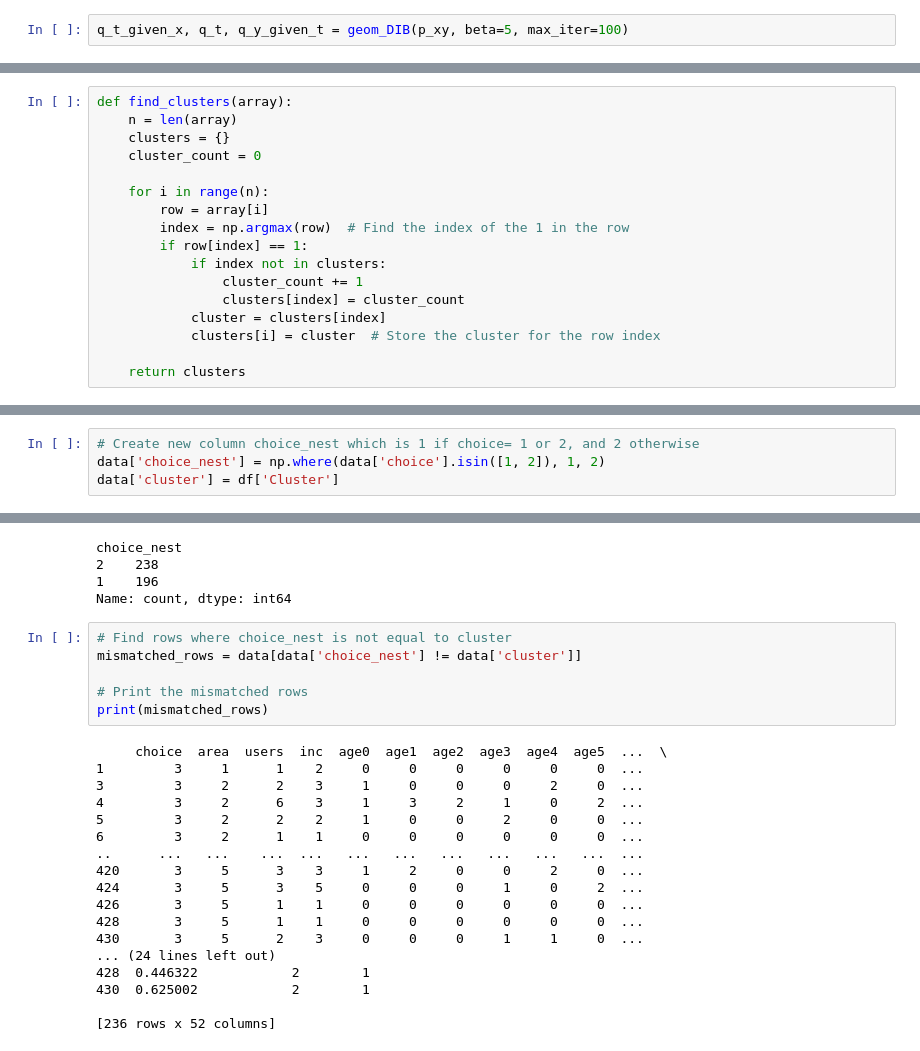
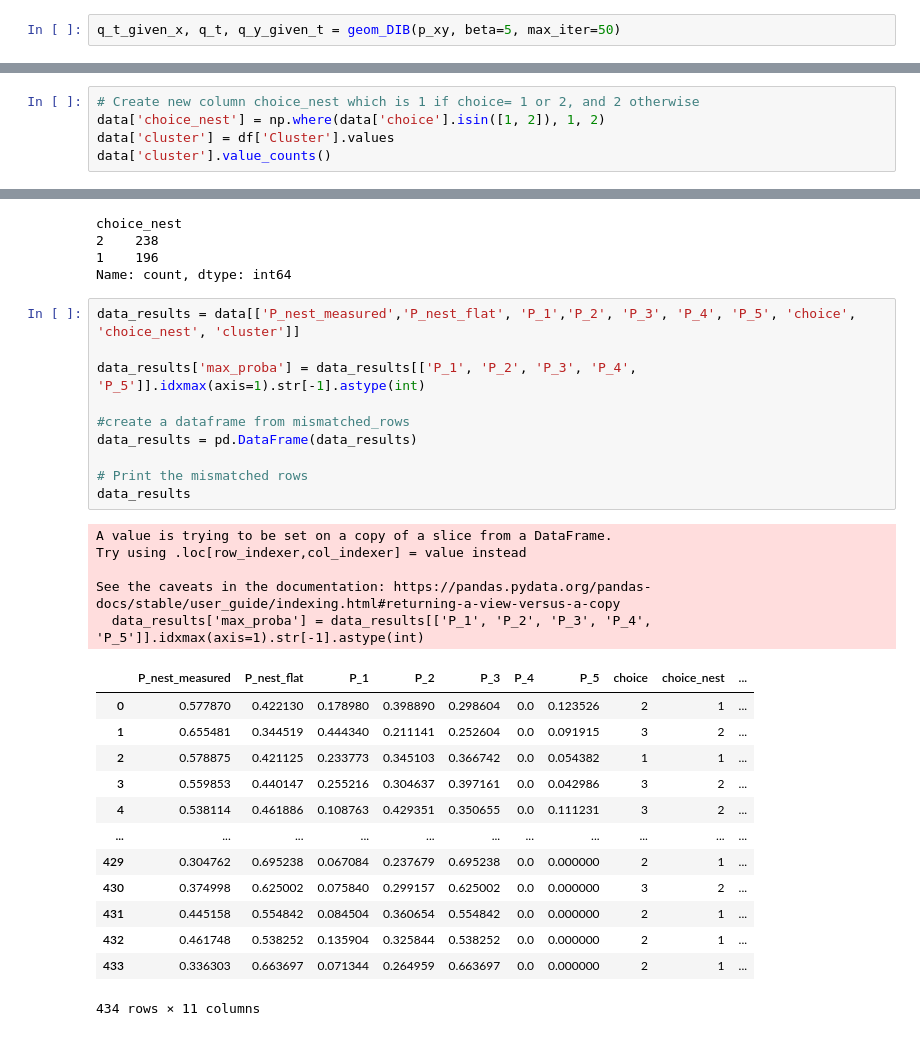
Before and after one commit to alex-monti/Master-Thesis, a Jupyter notebook: NLM-telephone-complete-data.ipynb, the cells around one changed output, grey strips where cells are left out. Cells and saved outputs as stored; diff of their text form.

```diff
--- a/NLM-telephone.ipynb
+++ b/NLM-telephone-complete-data.ipynb
@@ -281,5 +257,5 @@ Iteration: 98 out of 100
 Iteration: 99 out of 100
 [figure]
 # %%
-q_t_given_x, q_t, q_y_given_t = geom_DIB(p_xy, beta=5, max_iter=100)
+q_t_given_x, q_t, q_y_given_t = geom_DIB(p_xy, beta=5, max_iter=50)
 # %% [output]
@@ -303,20 +279,3 @@ Iteration: 99 out of 100
-# %%
-def find_clusters(array):
-    n = len(array)
-    clusters = {}
-    cluster_count = 0
-
-    for i in range(n):
-        row = array[i]
-        index = np.argmax(row)  # Find the index of the 1 in the row
-        if row[index] == 1:
-            if index not in clusters:
-                cluster_count += 1
-                clusters[index] = cluster_count
-            cluster = clusters[index]
-            clusters[i] = cluster  # Store the cluster for the row index
-
-    return clusters
 # %%
 # Find clusters
 cluster_dict = find_clusters(q_t_given_x)
@@ -359,4 +299,5 @@ Number of clusters: 6
 # %%
 # Create new column choice_nest which is 1 if choice= 1 or 2, and 2 otherwise
 data['choice_nest'] = np.where(data['choice'].isin([1, 2]), 1, 2)
-data['cluster'] = df['Cluster']
+data['cluster'] = df['Cluster'].values
+data['cluster'].value_counts()
@@ -378,27 +314,32 @@ choice_nest
 2    238
 1    196
 Name: count, dtype: int64
-# %%
-# Find rows where choice_nest is not equal to cluster
-mismatched_rows = data[data['choice_nest'] != data['cluster']]
-
-# Print the mismatched rows
-print(mismatched_rows)
-# %% [output]
-     choice  area  users  inc  age0  age1  age2  age3  age4  age5  ...  \
-1         3     1      1    2     0     0     0     0     0     0  ...
-3         3     2      2    3     1     0     0     0     2     0  ...
-4         3     2      6    3     1     3     2     1     0     2  ...
-5         3     2      2    2     1     0     0     2     0     0  ...
-6         3     2      1    1     0     0     0     0     0     0  ...
-..      ...   ...    ...  ...   ...   ...   ...   ...   ...   ...  ...
-420       3     5      3    3     1     2     0     0     2     0  ...
-424       3     5      3    5     0     0     0     1     0     2  ...
-426       3     5      1    1     0     0     0     0     0     0  ...
-428       3     5      1    1     0     0     0     0     0     0  ...
-430       3     5      2    3     0     0     0     1     1     0  ...
-... (24 lines left out)
-428  0.446322            2        1
-430  0.625002            2        1
-
-[236 rows x 52 columns]
+# %%
+data_results = data[['P_nest_measured','P_nest_flat', 'P_1','P_2', 'P_3', 'P_4', 'P_5', 'choice', 'choice_nest', 'cluster']]
+
+data_results['max_proba'] = data_results[['P_1', 'P_2', 'P_3', 'P_4', 'P_5']].idxmax(axis=1).str[-1].astype(int)
+
+#create a dataframe from mismatched_rows
+data_results = pd.DataFrame(data_results)
+
+# Print the mismatched rows
+data_results
+# %% [output]
+A value is trying to be set on a copy of a slice from a DataFrame.
+Try using .loc[row_indexer,col_indexer] = value instead
+
+See the caveats in the documentation: https://pandas.pydata.org/pandas-docs/stable/user_guide/indexing.html#returning-a-view-versus-a-copy
+  data_results['max_proba'] = data_results[['P_1', 'P_2', 'P_3', 'P_4', 'P_5']].idxmax(axis=1).str[-1].astype(int)
+|  | P_nest_measured | P_nest_flat | P_1 | P_2 | P_3 | P_4 | P_5 | choice | choice_nest | ... |
+| 0 | 0.577870 | 0.422130 | 0.178980 | 0.398890 | 0.298604 | 0.0 | 0.123526 | 2 | 1 | ... |
+| 1 | 0.655481 | 0.344519 | 0.444340 | 0.211141 | 0.252604 | 0.0 | 0.091915 | 3 | 2 | ... |
+| 2 | 0.578875 | 0.421125 | 0.233773 | 0.345103 | 0.366742 | 0.0 | 0.054382 | 1 | 1 | ... |
+| 3 | 0.559853 | 0.440147 | 0.255216 | 0.304637 | 0.397161 | 0.0 | 0.042986 | 3 | 2 | ... |
+| 4 | 0.538114 | 0.461886 | 0.108763 | 0.429351 | 0.350655 | 0.0 | 0.111231 | 3 | 2 | ... |
+| ... | ... | ... | ... | ... | ... | ... | ... | ... | ... | ... |
+| 429 | 0.304762 | 0.695238 | 0.067084 | 0.237679 | 0.695238 | 0.0 | 0.000000 | 2 | 1 | ... |
+| 430 | 0.374998 | 0.625002 | 0.075840 | 0.299157 | 0.625002 | 0.0 | 0.000000 | 3 | 2 | ... |
+| 431 | 0.445158 | 0.554842 | 0.084504 | 0.360654 | 0.554842 | 0.0 | 0.000000 | 2 | 1 | ... |
+| 432 | 0.461748 | 0.538252 | 0.135904 | 0.325844 | 0.538252 | 0.0 | 0.000000 | 2 | 1 | ... |
+| 433 | 0.336303 | 0.663697 | 0.071344 | 0.264959 | 0.663697 | 0.0 | 0.000000 | 2 | 1 | ... |
+434 rows × 11 columns
```
Also changed, not shown: parts of 14 cells of this notebook, 8 other files.
